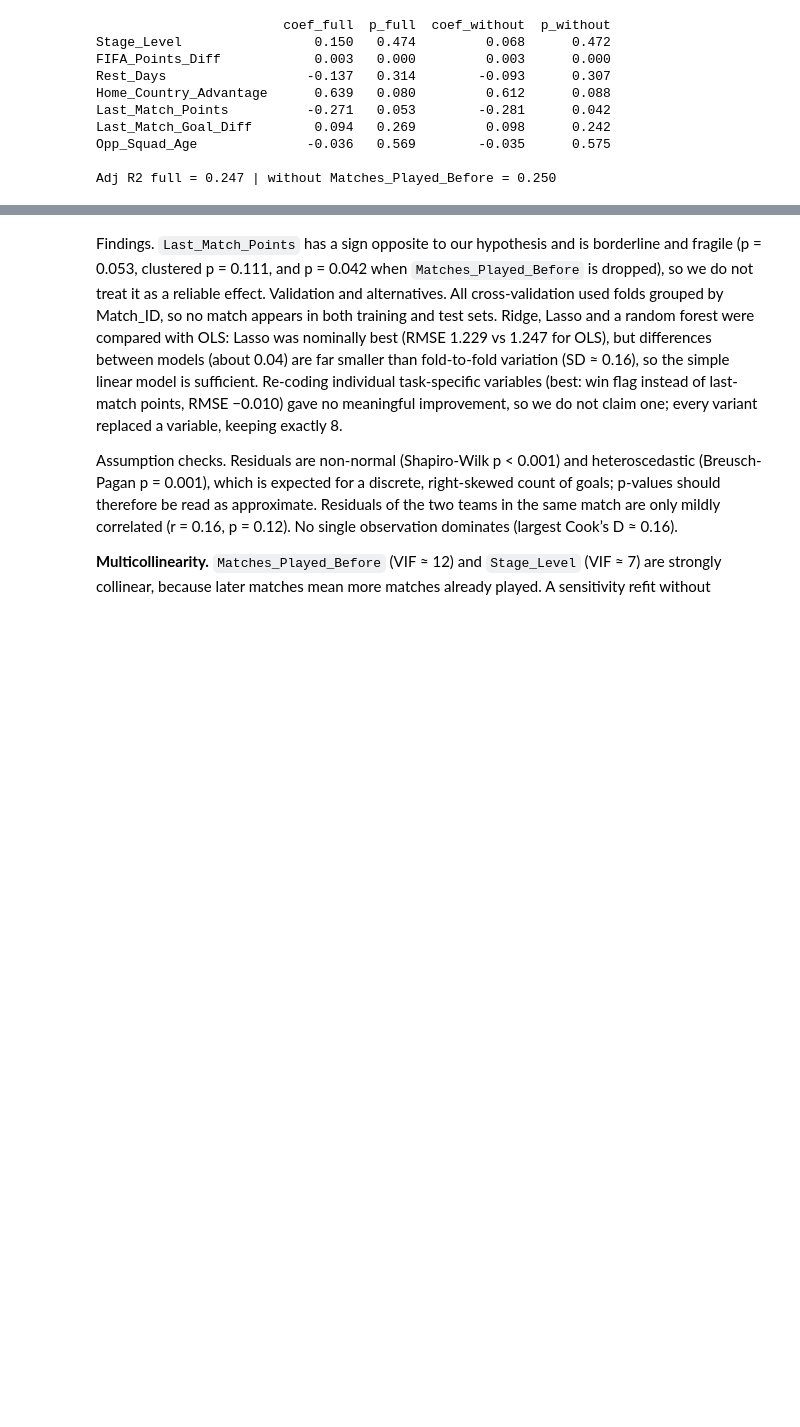
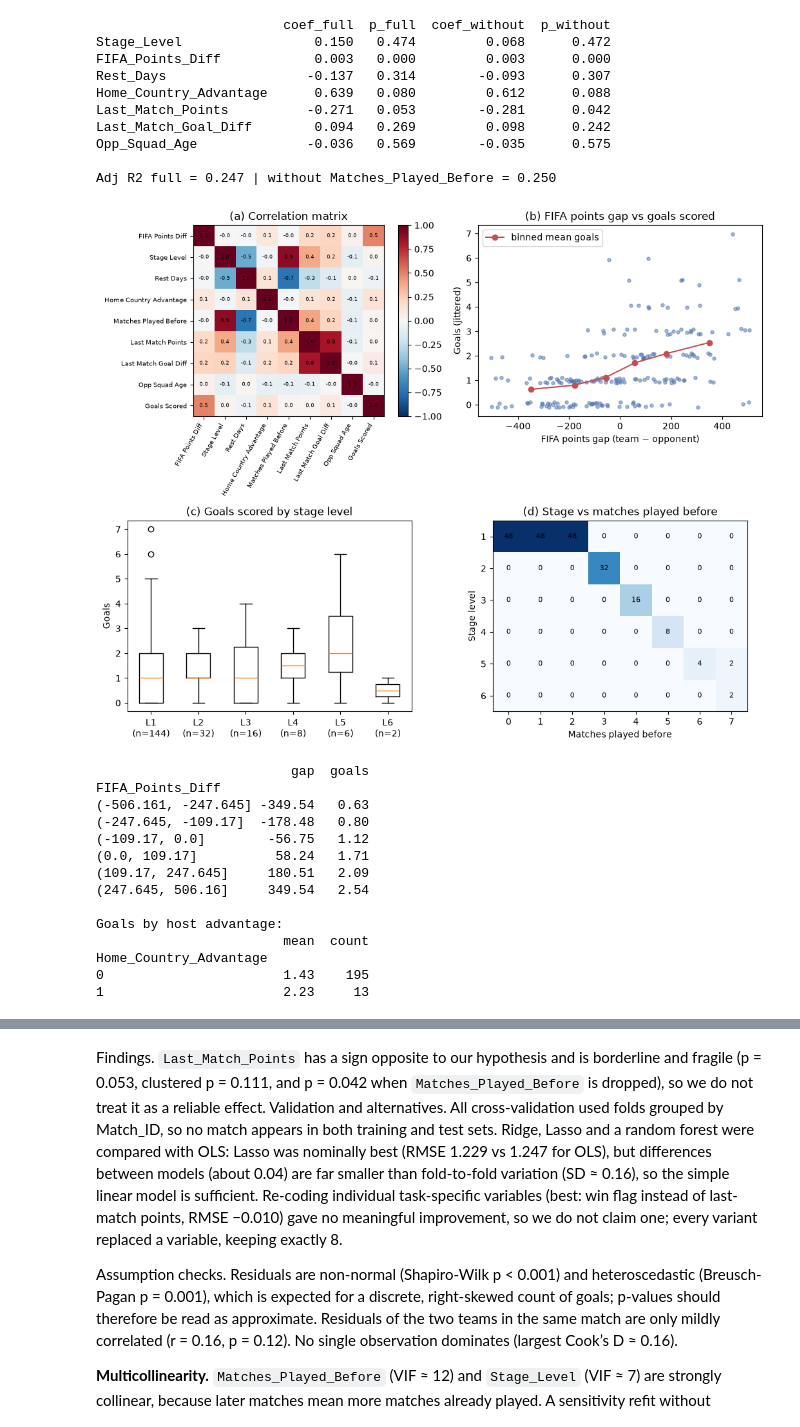
Before and after one commit to NishanThapa10/HIT140-WorldCup2026, a Jupyter notebook: notebooks/11_task22_goals_scored.ipynb, the cells around one changed output, grey strips where cells are left out. Cells and saved outputs as stored; diff of their text form; code cells hidden in the pictures; blank space fills up the shorter version.

```diff
--- a/notebooks/11_task22_goals_scored.ipynb
+++ b/notebooks/11_task22_goals_scored.ipynb
@@ -361,3 +361,69 @@ Last_Match_Goal_Diff        0.094   0.269         0.098      0.242
 Opp_Squad_Age              -0.036   0.569        -0.035      0.575
 
 Adj R2 full = 0.247 | without Matches_Played_Before = 0.250
+# %%
+fig, ax = plt.subplots(2, 2, figsize=(11, 8.5))
+
+# (a) correlation heatmap
+cm = df[FEATURES + [TARGET]].corr()
+im = ax[0, 0].imshow(cm.values, cmap="RdBu_r", vmin=-1, vmax=1)
+labels = [c.replace("_", " ") for c in cm.columns]
+ax[0, 0].set_xticks(range(len(cm))); ax[0, 0].set_yticks(range(len(cm)))
+ax[0, 0].set_xticklabels(labels, rotation=60, ha="right", fontsize=7)
+ax[0, 0].set_yticklabels(labels, fontsize=7)
+for i in range(len(cm)):
+    for j in range(len(cm)):
+        ax[0, 0].text(j, i, f"{cm.values[i, j]:.1f}", ha="center", va="center", fontsize=6)
+ax[0, 0].set_title("(a) Correlation matrix")
+plt.colorbar(im, ax=ax[0, 0], fraction=0.046)
+
+# (b) FIFA gap vs goals, with binned means
+x, y = df["FIFA_Points_Diff"], df[TARGET]
+jit = np.random.default_rng(SEED).uniform(-0.12, 0.12, len(df))
+ax[0, 1].scatter(x, y + jit, alpha=0.5, color="#4C72B0", s=14)
+g = df.groupby(pd.qcut(x, 6), observed=True).agg(gap=("FIFA_Points_Diff", "mean"), goals=(TARGET, "mean"))
+ax[0, 1].plot(g["gap"], g["goals"], "o-", color="#C44E52", label="binned mean goals")
+ax[0, 1].set_title("(b) FIFA points gap vs goals scored")
+ax[0, 1].set_xlabel("FIFA points gap (team − opponent)"); ax[0, 1].set_ylabel("Goals (jittered)"); ax[0, 1].legend()
+
+# (c) goals by stage level
+stages = sorted(df["Stage_Level"].unique())
+ax[1, 0].boxplot([df.loc[df["Stage_Level"] == k, TARGET] for k in stages])
+ax[1, 0].set_xticks(range(1, len(stages) + 1))
+ax[1, 0].set_xticklabels([f"L{k}\n(n={int((df['Stage_Level'] == k).sum())})" for k in stages])
+ax[1, 0].set_title("(c) Goals scored by stage level"); ax[1, 0].set_ylabel("Goals")
+
+# (d) why stage and matches-played are collinear
+ct = pd.crosstab(df["Stage_Level"], df["Matches_Played_Before"])
+ax[1, 1].imshow(ct.values, cmap="Blues")
+ax[1, 1].set_xticks(range(ct.shape[1])); ax[1, 1].set_xticklabels(ct.columns)
+ax[1, 1].set_yticks(range(ct.shape[0])); ax[1, 1].set_yticklabels(ct.index)
+for i in range(ct.shape[0]):
+    for j in range(ct.shape[1]):
+        ax[1, 1].text(j, i, int(ct.values[i, j]), ha="center", va="center", fontsize=8)
+ax[1, 1].set_title("(d) Stage vs matches played before")
+ax[1, 1].set_xlabel("Matches played before"); ax[1, 1].set_ylabel("Stage level")
+
+plt.tight_layout()
+plt.savefig(FIGURES / "task22_eda_extended.png", dpi=150)
+plt.show()
+
+print(g.round(2).to_string())
+print("\nGoals by host advantage:")
+print(df.groupby("Home_Country_Advantage")[TARGET].agg(["mean", "count"]).round(2).to_string())
+# %% [output]
+[figure, added]
+                         gap  goals
+FIFA_Points_Diff
+(-506.161, -247.645] -349.54   0.63
+(-247.645, -109.17]  -178.48   0.80
+(-109.17, 0.0]        -56.75   1.12
+(0.0, 109.17]          58.24   1.71
+(109.17, 247.645]     180.51   2.09
+(247.645, 506.16]     349.54   2.54
+
+Goals by host advantage:
+                        mean  count
+Home_Country_Advantage
+0                       1.43    195
+1                       2.23     13
```
Also changed, not shown: parts of 2 cells of this notebook, 8 other files.
